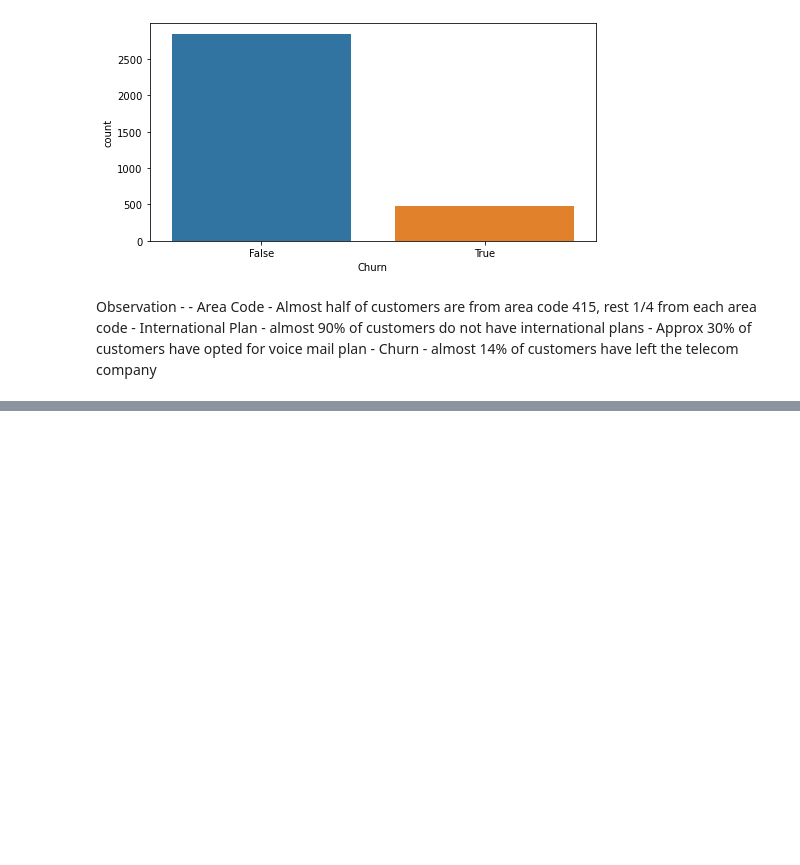
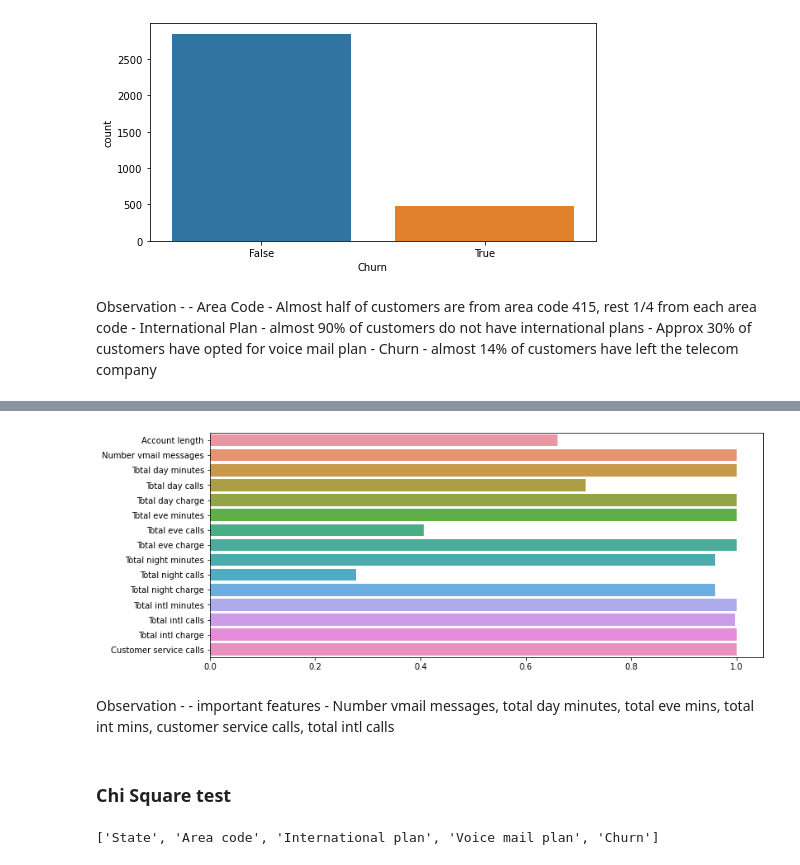
Before and after one commit to anshupandey/BootUP_maxis_data_science_level_2, a Jupyter notebook: Applied Statistics/Applied Statistics - day 4 - Case Study.ipynb, the cells around one changed output, grey strips where cells are left out. Drawn from its saved outputs; the diff is of its cells as text; code cells hidden in the pictures; blank space fills up the shorter version.

```diff
--- a/Applied Statistics/Applied Statistics - day 4 - Case Study.ipynb
+++ b/Applied Statistics/Applied Statistics - day 4 - Case Study.ipynb
@@ -307,0 +369,6 @@ Observation -
+# %%
+xnum = df[nums]
+y = df['Churn']
+
+from sklearn.feature_selection import f_classif
+fvalue, pvalue = f_classif(xnum,y)
@@ -307,0 +394,18 @@ Observation -
+# %%
+pvalue2 = 1-pvalue
+
+plt.figure(figsize=(12,5))
+sns.barplot(x=pvalue2,y=nums)
+#plt.yticks(ticks=np.arange(len(nums)),labels=nums,rotation=90)
+plt.show()
+# %% [output]
+[figure, added]
+# %% [markdown]
+Observation -
+    - important features - Number vmail messages, total day minutes, total eve mins, total int mins, customer service calls, total intl calls
+# %% [markdown]
+### Chi Square test
+# %%
+cats
+# %% [output]
+['State', 'Area code', 'International plan', 'Voice mail plan', 'Churn']
```
Also changed, not shown: parts of 18 cells of this notebook, 1 other file.
